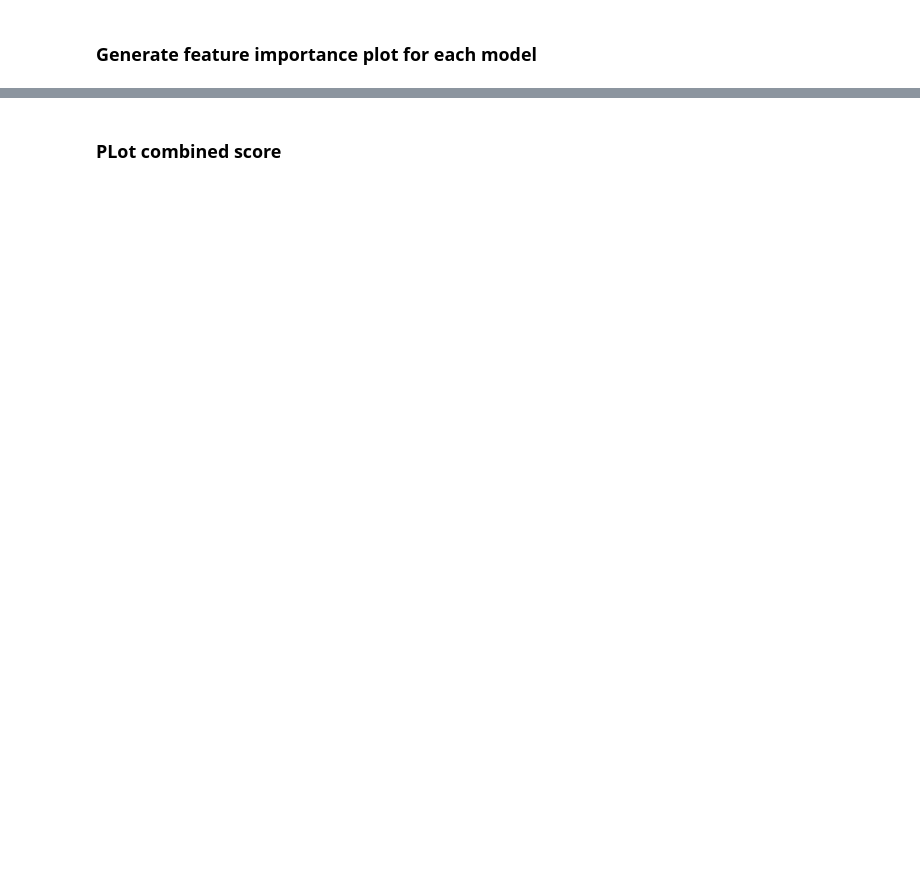
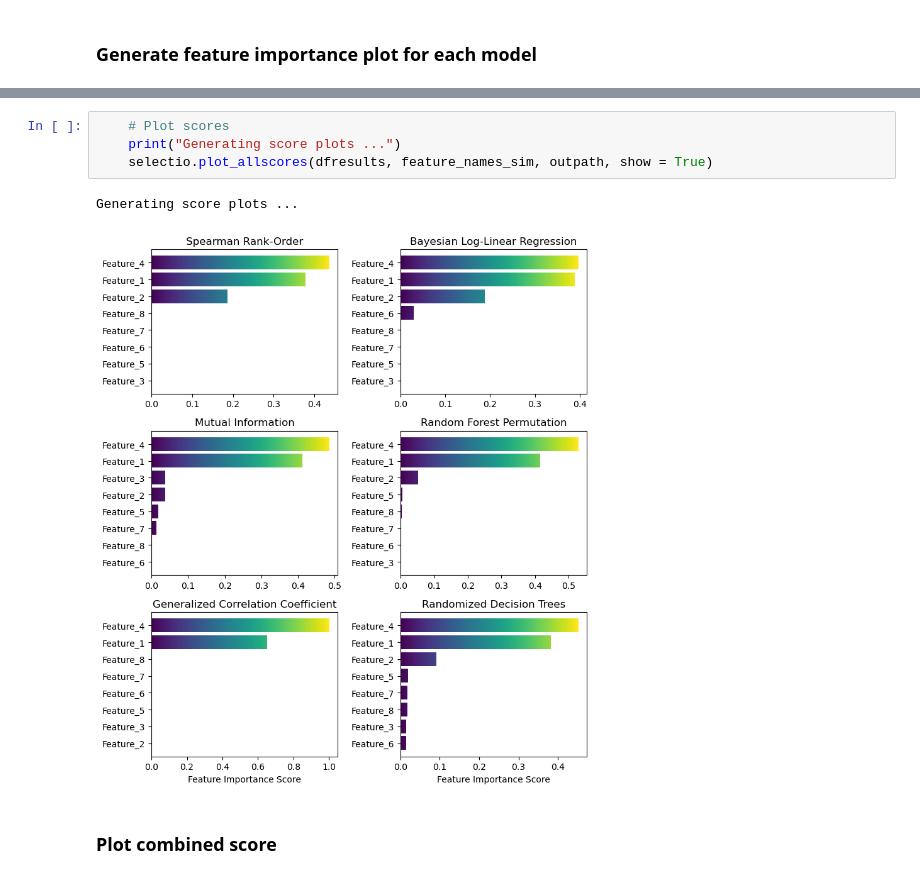
Before and after one commit to Sydney-Informatics-Hub/AgReFed-ML, a Jupyter notebook: notebooks/feature_selection.ipynb, the cells around one changed output, grey strips where cells are left out. Saved outputs shown, nothing was run; the diff lists cells and outputs as text; blank space fills up the shorter version.

Commit message:
Update plot function with new selection version

```diff
--- a/notebooks/feature_selection.ipynb
+++ b/notebooks/feature_selection.ipynb
@@ -266,5 +247,12 @@ Generating score plots ...
+# %%
+	# Plot scores
+	print("Generating score plots ...")
+	selectio.plot_allscores(dfresults, feature_names_sim, outpath, show = True)
+# %% [output]
+Generating score plots ...
+[figure, added]
 # %% [markdown]
-### PLot combined score
+### Plot combined score
 # %%
 	scores_total = dfresults['score_combined'].values
 	plot_correlationbar(scores_total, feature_names_sim, outpath, 'Combined-feature-importance.png', name_method = 'Combined Model Score', show = True)
```
Also changed, not shown: parts of 10 cells of this notebook.
